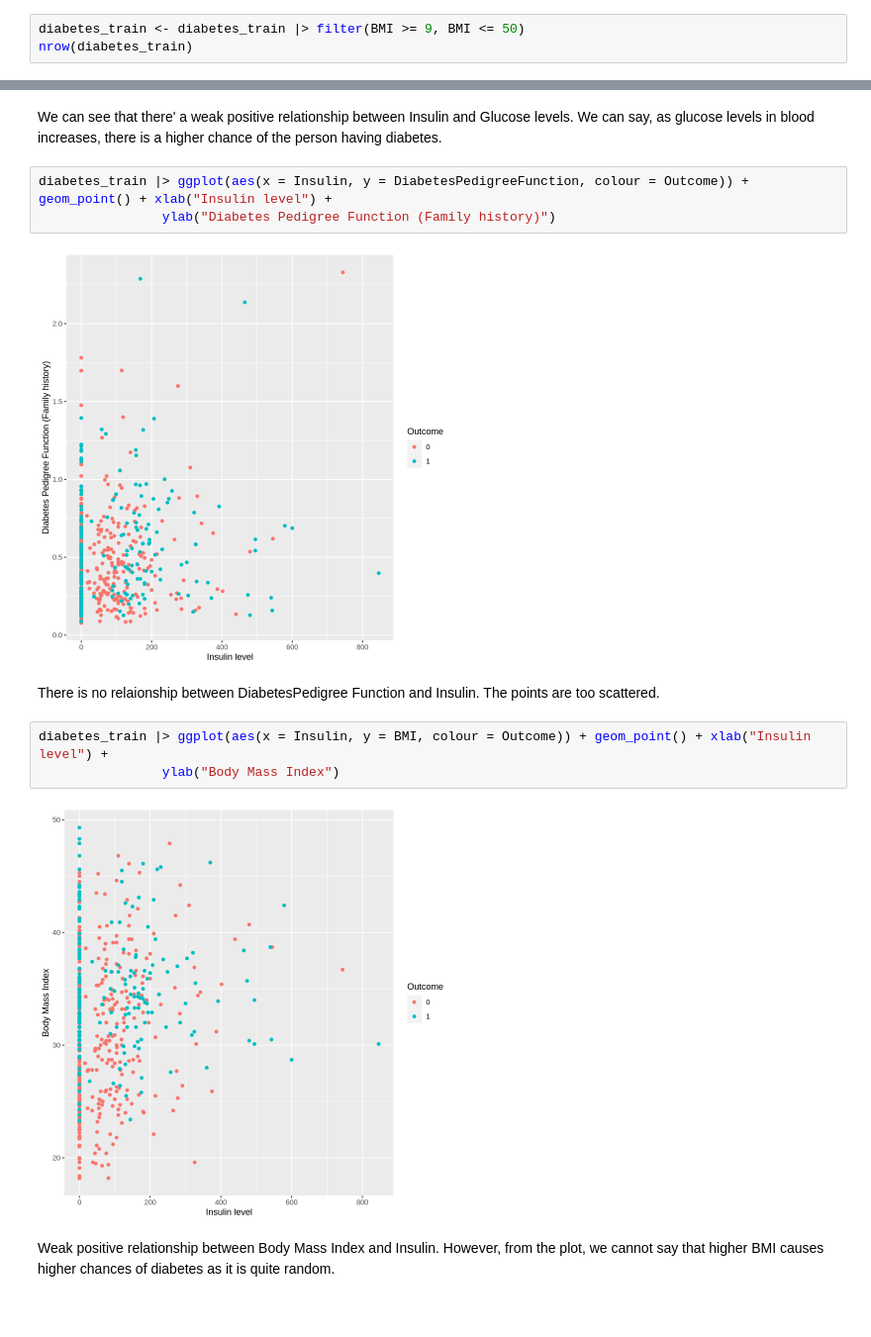
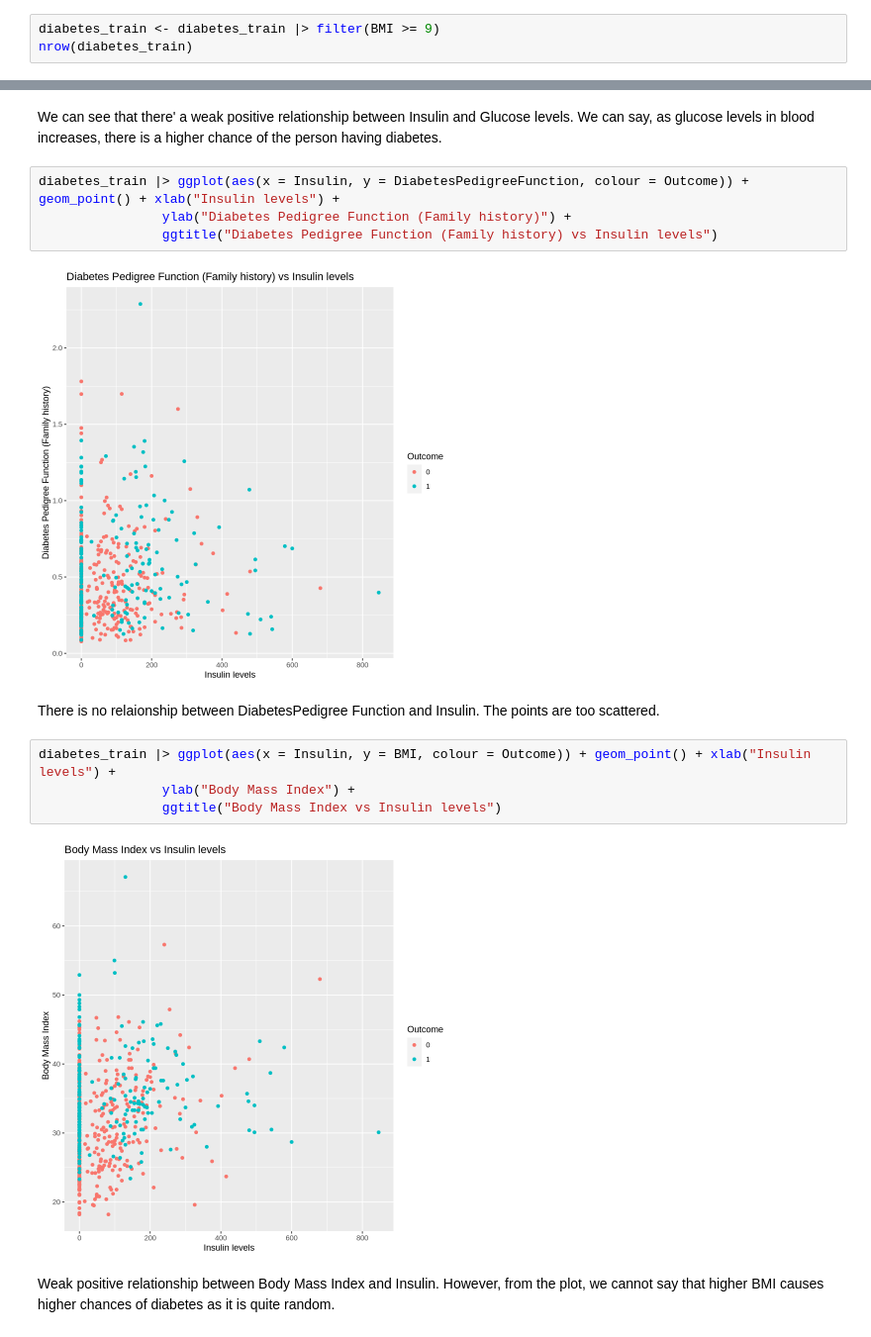
Before and after one commit to anu-raj-16/dsci_100_group_project_2023, a Jupyter notebook: proposal.ipynb, the cells around one changed output, grey strips where cells are left out. Shown at 99% size. Drawn from its saved outputs; the diff is of its cells as text.

```diff
--- a/proposal.ipynb
+++ b/proposal.ipynb
@@ -103,4 +83,4 @@ Now let us look at the predictors for our predictive search, starting with BMI.
 # %%
-diabetes_train <- diabetes_train |> filter(BMI >= 9, BMI <= 50)
+diabetes_train <- diabetes_train |> filter(BMI >= 9)
 nrow(diabetes_train)
 # %% [output]
@@ -152,17 +132,19 @@ diabetes_train |> ggplot(aes(x = Insulin, y = Glucose, colour = Outcome)) + geom
 # %% [markdown]
 We can see that there' a weak positive relationship between Insulin and Glucose levels. We can say, as glucose levels in blood increases, there is a higher chance of the person having diabetes.
 # %%
-diabetes_train |> ggplot(aes(x = Insulin, y = DiabetesPedigreeFunction, colour = Outcome)) + geom_point() + xlab("Insulin level") +
-                ylab("Diabetes Pedigree Function (Family history)")
+diabetes_train |> ggplot(aes(x = Insulin, y = DiabetesPedigreeFunction, colour = Outcome)) + geom_point() + xlab("Insulin levels") +
+                ylab("Diabetes Pedigree Function (Family history)") +
+                ggtitle("Diabetes Pedigree Function (Family history) vs Insulin levels")
 # %% [output]
-[figure, old version]
+[figure, new version]
 # %% [markdown]
 There is no relaionship between DiabetesPedigree Function and Insulin. The points are too scattered.
 # %%
-diabetes_train |> ggplot(aes(x = Insulin, y = BMI, colour = Outcome)) + geom_point() + xlab("Insulin level") +
-                ylab("Body Mass Index")
+diabetes_train |> ggplot(aes(x = Insulin, y = BMI, colour = Outcome)) + geom_point() + xlab("Insulin levels") +
+                ylab("Body Mass Index") +
+                ggtitle("Body Mass Index vs Insulin levels")
 # %% [output]
-[figure, old version]
+[figure, new version]
 # %% [markdown]
 Weak positive relationship between Body Mass Index and Insulin. However, from the plot, we cannot say that higher BMI causes higher chances of diabetes as it is quite random.
 # %% [markdown]
```
Also changed, not shown: parts of 11 cells of this notebook.
